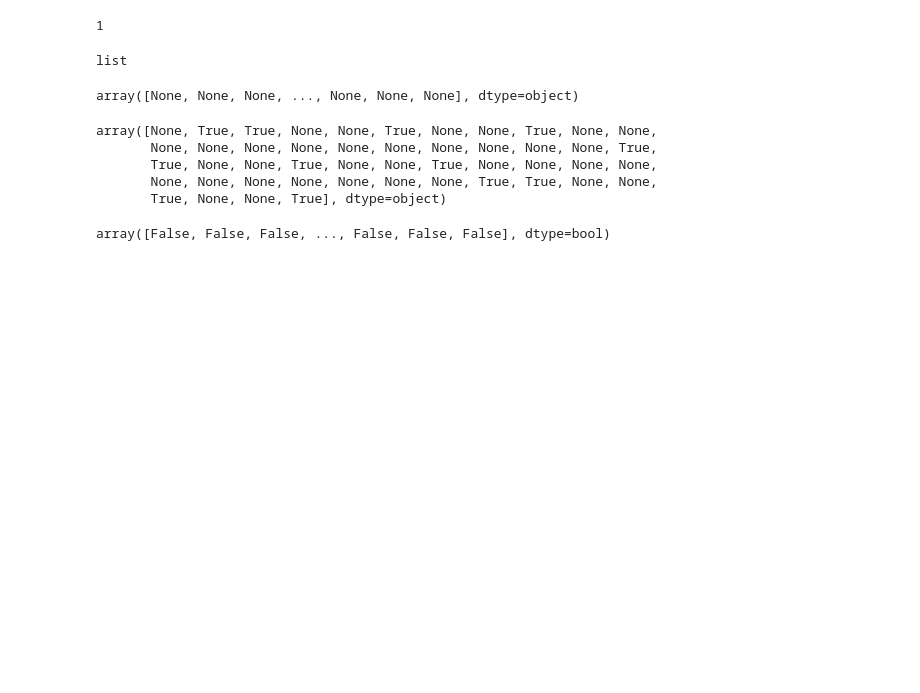
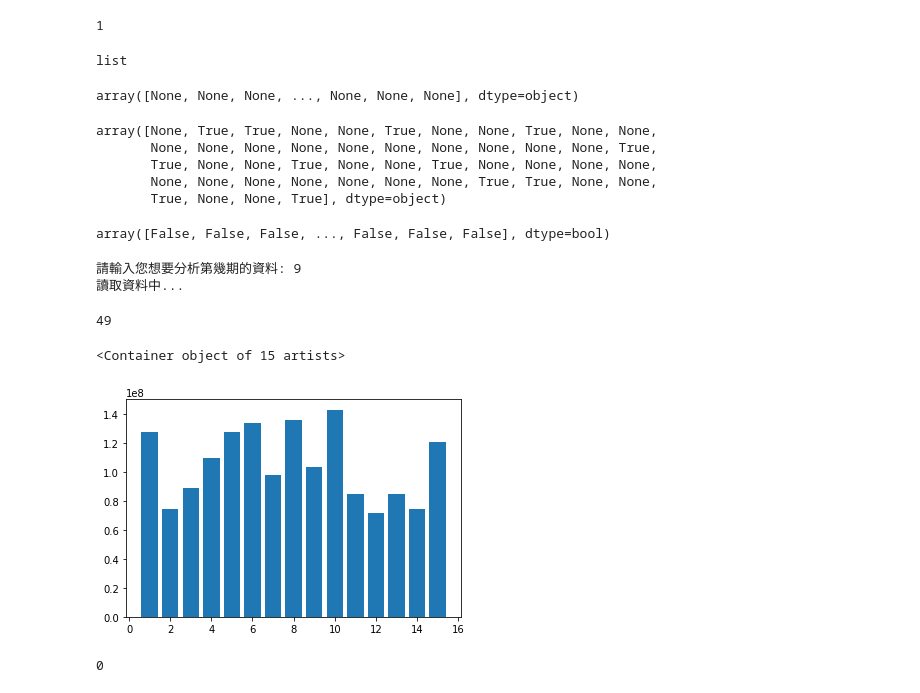
Before and after one commit to cftang0827/lottery_combination_analysis, a Jupyter notebook: test2.ipynb, the cells around one changed output. Cells and saved outputs as stored; diff of their text form; code cells hidden in the pictures; blank space fills up the shorter version.

Commit message:
[Add & Modify] Add a second analyze plot and cython

```diff
--- a/test2.ipynb
+++ b/test2.ipynb
@@ -418,0 +465,39 @@ array([False, False, False, ..., False, False, False], dtype=bool)
+# %%
+from matplotlib import pyplot as plt
+import itertools as iter
+import numpy as np
+import time
+import sys
+import os
+from tqdm import tqdm
+
+
+data = list(np.array([0]*49, dtype=np.int8))
+num2analyze = input('請輸入您想要分析第幾期的資料: ')
+try:
+    print('讀取資料中...')
+    npz_data = list(np.load(os.path.join('second_stage_data/','base_array_{}.npz'.format(str(num2analyze))))['data'])
+
+    odd = (list(iter.combinations(range(1,50,2),4)))
+    even = (list(iter.combinations(range(2,49,2),4)))
+
+    num = 0
+    for ii in tqdm(odd):
+        for jj in even:
+            analyze_second(ii,jj,npz_data, data,num)
+    #         for i in ii:
+    #             data[i-1] += npz_data[num]
+    #         for j in jj:
+    #             data[j-1] += npz_data[num]
+            num += 1
+    plt.bar(np.arange(1,50), data)
+    plt.show()
+except:
+    print('操作錯誤，請檢察是否有正確npz檔案在second_stage_data資料夾中')
+# %% [output]
+請輸入您想要分析第幾期的資料: 9
+讀取資料中...
+# %%
+len(data)
+# %% [output]
+49
@@ -418,0 +506,5 @@ array([False, False, False, ..., False, False, False], dtype=bool)
+# %%
+plt.bar(np.arange(1,16),np.array(data)[0:15])
+# %% [output]
+<Container object of 15 artists>
+[figure, added]
@@ -418,0 +513,4 @@ array([False, False, False, ..., False, False, False], dtype=bool)
+# %%
+np.min(a)
+# %% [output]
+0
```
Also changed, not shown: parts of 12 cells of this notebook, 2 other files.
